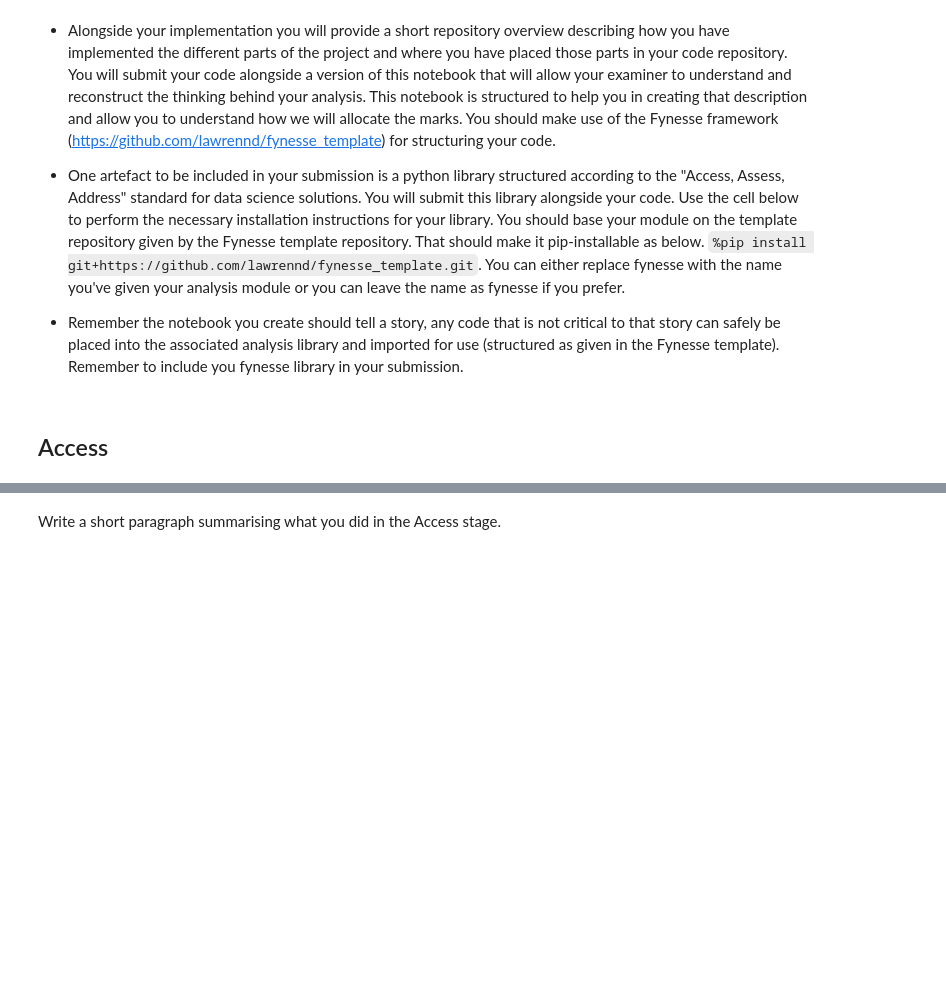
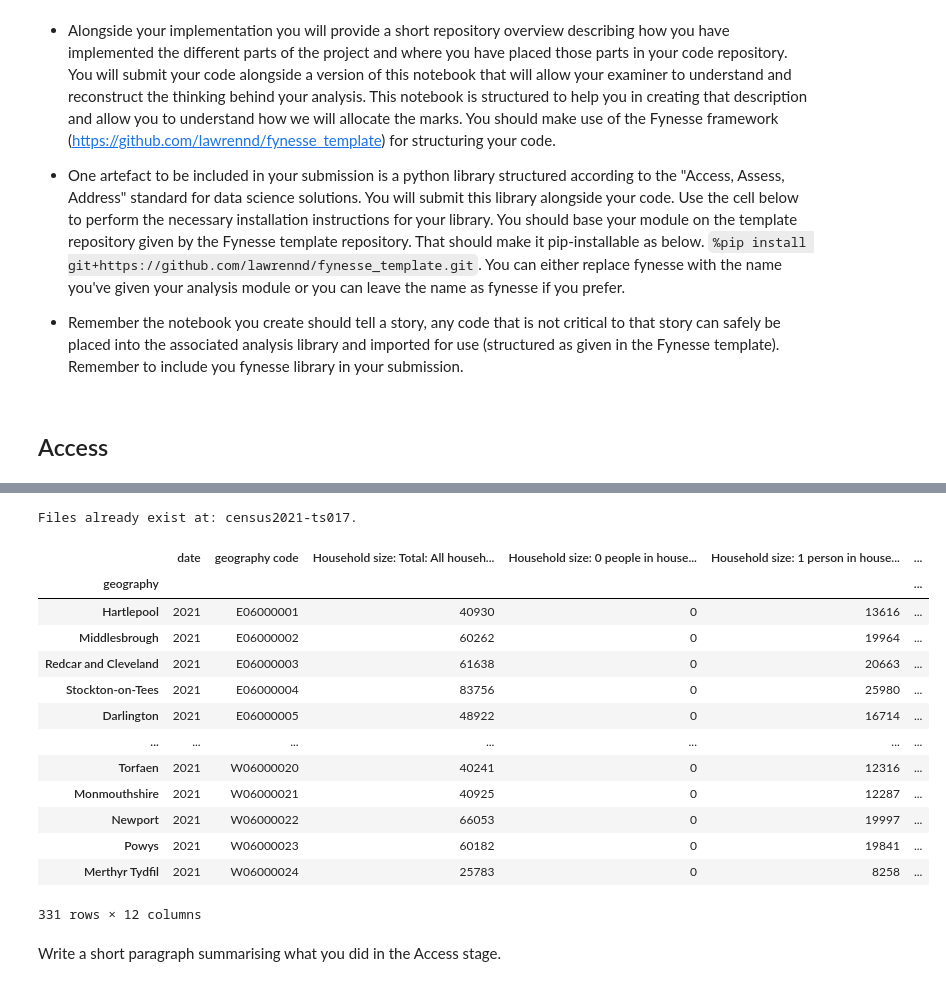
Before and after one commit to Navaneeth2906/nm803_ads_2024, a Jupyter notebook: ads_course_assessment.ipynb, the cells around one changed output, grey strips where cells are left out. Cells and saved outputs as stored; diff of their text form; code cells hidden in the pictures; blank space fills up the shorter version.

```diff
--- a/ads_course_assessment.ipynb
+++ b/ads_course_assessment.ipynb
@@ -111,3 +249,27 @@ import fynesse
+# %%
+download_census_data('TS017') # household size
+
+hhs_df = load_census_data('TS017', level='ltla')
+hhs_df = hhs_df.set_index('geography')
+# %% [output]
+Files already exist at: census2021-ts017.
+# %%
+hhs_df
+# %% [output]
+|  | date | geography code | Household size: Total: All househ... | Household size: 0 people in house... | Household size: 1 person in house... | ... |
+| geography |  |  |  |  |  | ... |
+| Hartlepool | 2021 | E06000001 | 40930 | 0 | 13616 | ... |
+| Middlesbrough | 2021 | E06000002 | 60262 | 0 | 19964 | ... |
+| Redcar and Cleveland | 2021 | E06000003 | 61638 | 0 | 20663 | ... |
+| Stockton-on-Tees | 2021 | E06000004 | 83756 | 0 | 25980 | ... |
+| Darlington | 2021 | E06000005 | 48922 | 0 | 16714 | ... |
+| ... | ... | ... | ... | ... | ... | ... |
+| Torfaen | 2021 | W06000020 | 40241 | 0 | 12316 | ... |
+| Monmouthshire | 2021 | W06000021 | 40925 | 0 | 12287 | ... |
+| Newport | 2021 | W06000022 | 66053 | 0 | 19997 | ... |
+| Powys | 2021 | W06000023 | 60182 | 0 | 19841 | ... |
+| Merthyr Tydfil | 2021 | W06000024 | 25783 | 0 | 8258 | ... |
+331 rows × 12 columns
 # %% [markdown]
 Write a short paragraph summarising what you did in the Access stage.
 # %% [markdown]
```
Also changed, not shown: parts of 9 cells of this notebook.
